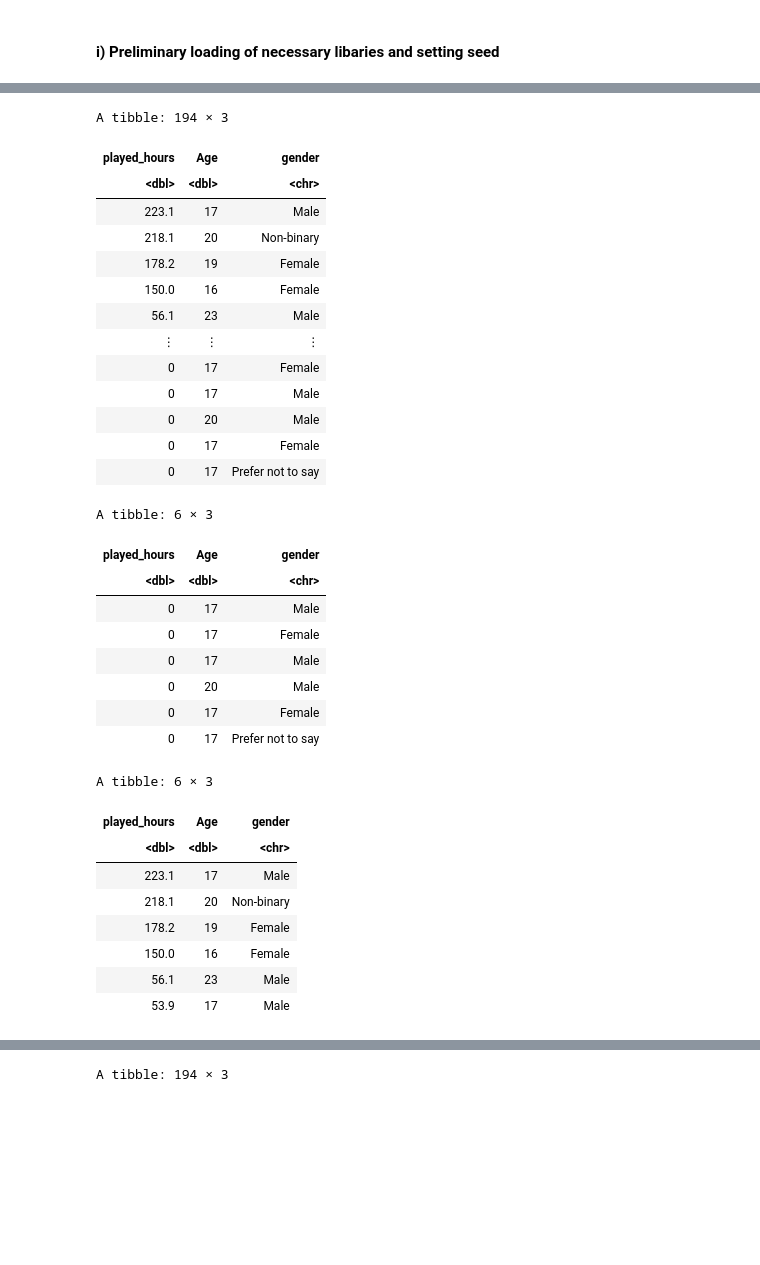
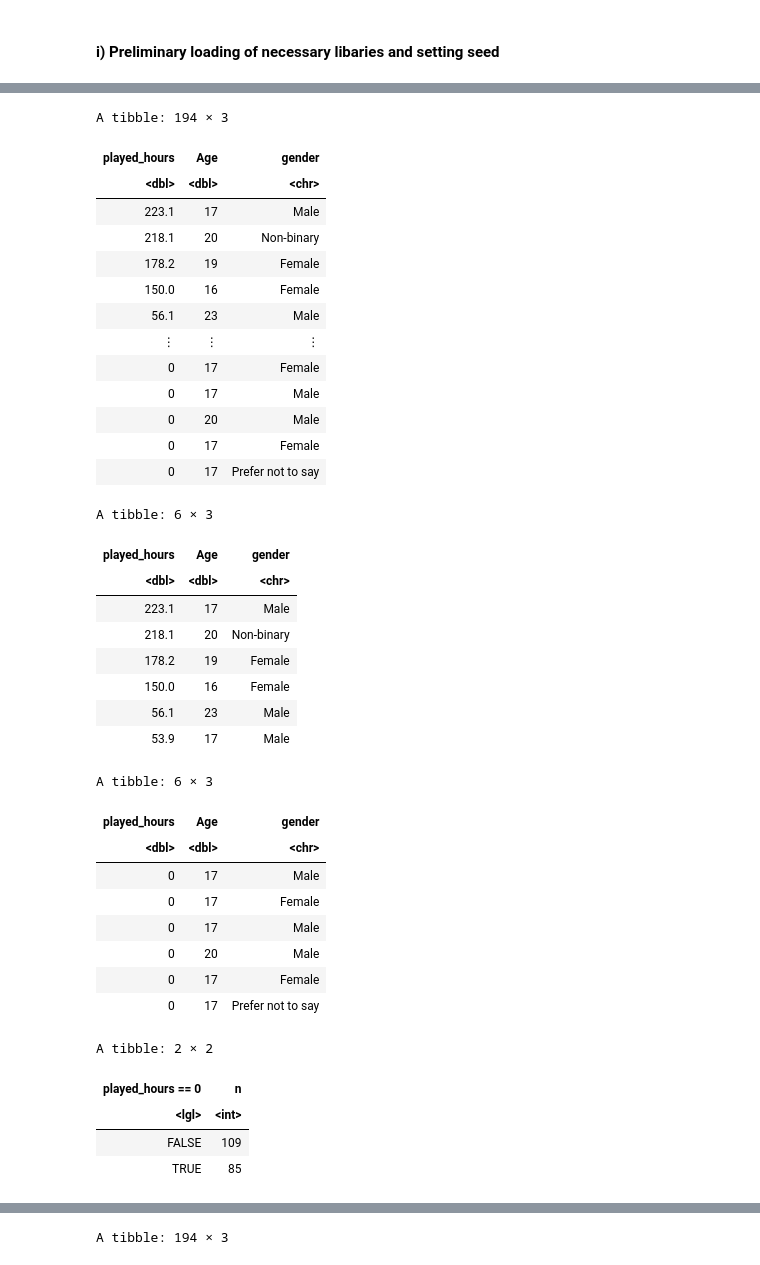
Before and after one commit to Jazecab/DSCI100-Project-Main, a Jupyter notebook: Project_JC.ipynb, the cells around one changed output, grey strips where cells are left out. Drawn from its saved outputs; the diff is of its cells as text; code cells hidden in the pictures; blank space fills up the shorter version.

```diff
--- a/Project_JC.ipynb
+++ b/Project_JC.ipynb
@@ -55,45 +58,51 @@ A spec_tbl_df: 196 × 7
 # %%
-#Cleaning dataset to only include played hours and age
-#Enssures that no NA values are present in data, and selecting the appropriate columns for use in prediction
+#Cleaning dataset to only include played_hours, age, and gender -- our variables of interest
 playerdemog<-players|>
     select(played_hours, Age, gender)|>
-    na.omit()|>
-    arrange(-played_hours)
+    na.omit()|> #Ensures that no NA values are present in data
+    arrange(-played_hours) #Arranges data by descending played_hours
 playerdemog
 
+#Exploring the maximal and minimal hours
+head(playerdemog)
 tail(playerdemog)
-head(playerdemog)
+count(playerdemog, played_hours==0)
 # %% [output]
 A tibble: 194 × 3
 | played_hours | Age | gender |
 | <dbl> | <dbl> | <chr> |
 | 223.1 | 17 | Male |
 | 218.1 | 20 | Non-binary |
 | 178.2 | 19 | Female |
 | 150.0 | 16 | Female |
 | 56.1 | 23 | Male |
 | ⋮ | ⋮ | ⋮ |
 | 0 | 17 | Female |
 | 0 | 17 | Male |
 | 0 | 20 | Male |
 | 0 | 17 | Female |
 | 0 | 17 | Prefer not to say |
 A tibble: 6 × 3
 | played_hours | Age | gender |
 | <dbl> | <dbl> | <chr> |
-| 0 | 17 | Male |
-| 0 | 17 | Female |
-| 0 | 17 | Male |
-| 0 | 20 | Male |
-| 0 | 17 | Female |
-| 0 | 17 | Prefer not to say |
+| 223.1 | 17 | Male |
+| 218.1 | 20 | Non-binary |
+| 178.2 | 19 | Female |
+| 150.0 | 16 | Female |
+| 56.1 | 23 | Male |
+| 53.9 | 17 | Male |
 A tibble: 6 × 3
 | played_hours | Age | gender |
 | <dbl> | <dbl> | <chr> |
-| 223.1 | 17 | Male |
-| 218.1 | 20 | Non-binary |
-| 178.2 | 19 | Female |
-| 150.0 | 16 | Female |
-| 56.1 | 23 | Male |
-| 53.9 | 17 | Male |
+| 0 | 17 | Male |
+| 0 | 17 | Female |
+| 0 | 17 | Male |
+| 0 | 20 | Male |
+| 0 | 17 | Female |
+| 0 | 17 | Prefer not to say |
+A tibble: 2 × 2
+| played_hours == 0 | n |
+| <lgl> | <int> |
+| FALSE | 109 |
+| TRUE | 85 |
 # %% [markdown]
```
Also changed, not shown: parts of 21 cells of this notebook.
